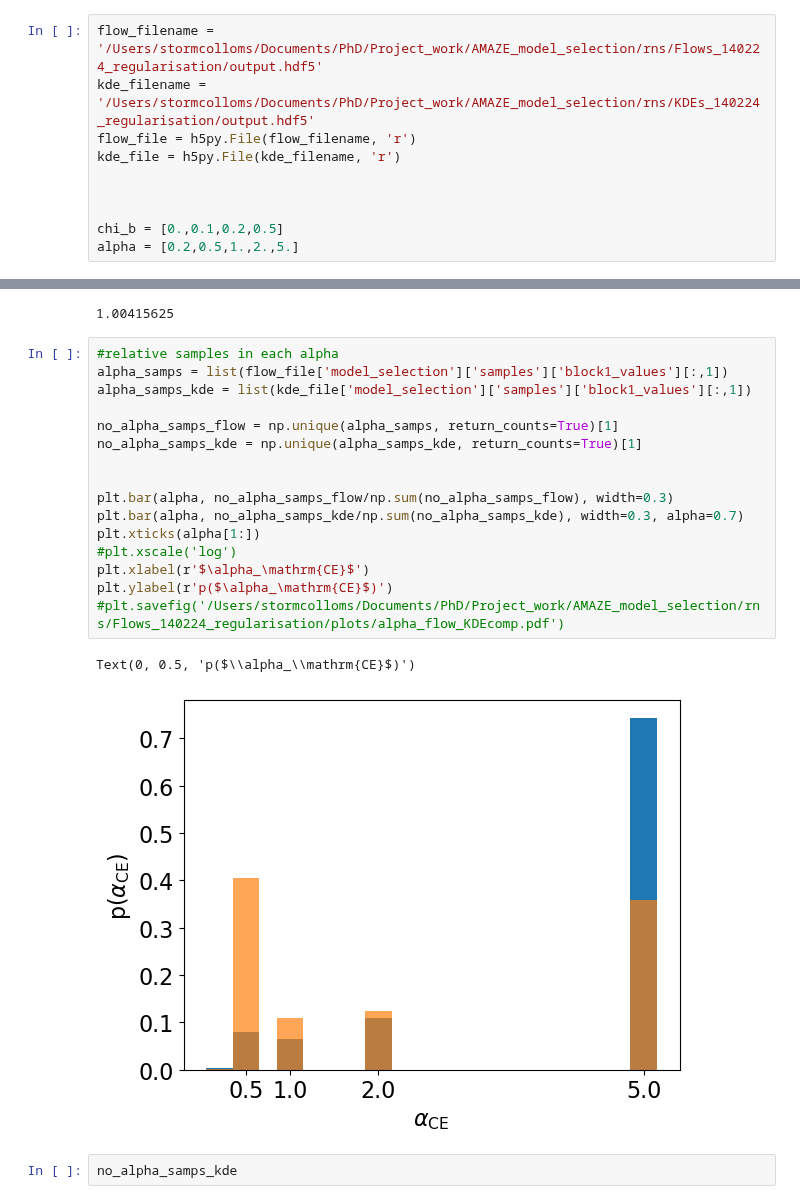
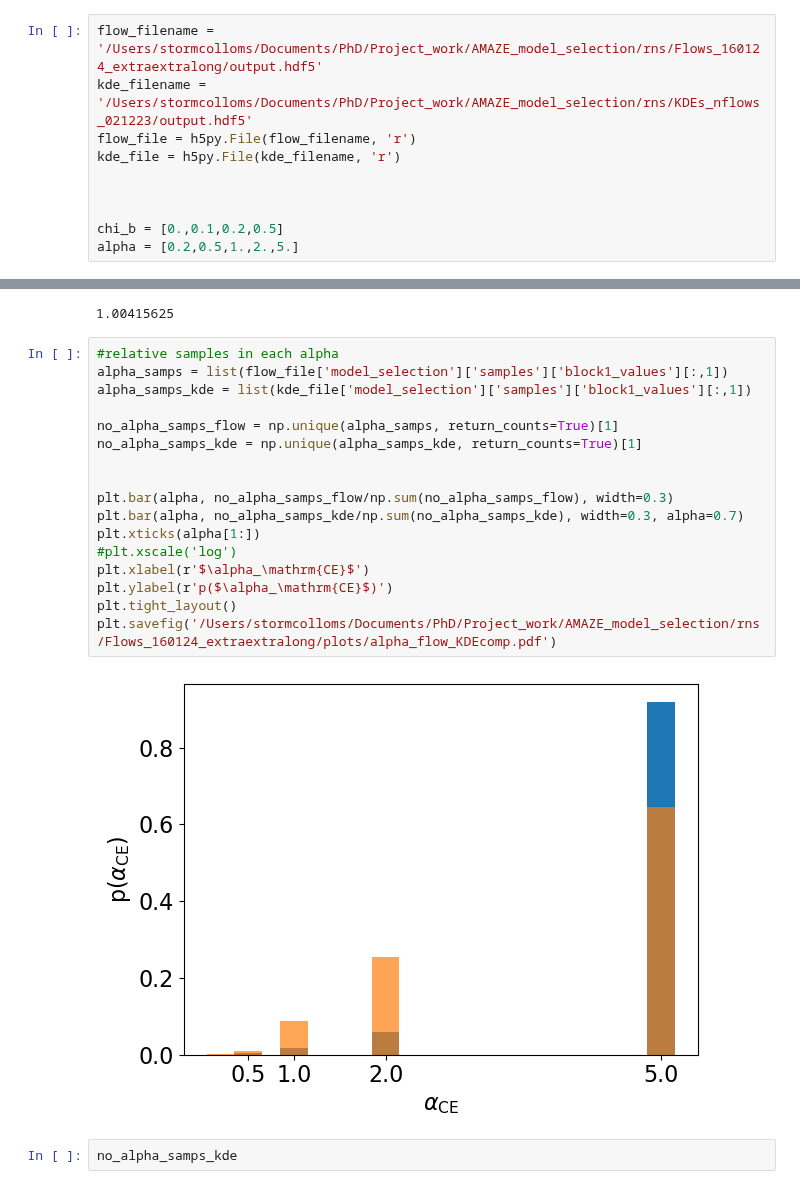
Before and after one commit to scolloms/AMAZE_model_selection, a Jupyter notebook: rns/postsample_analyses.ipynb, the cells around one changed output, grey strips where cells are left out. Cells and saved outputs as stored; diff of their text form.

Commit message:
saving figures for presentations

```diff
--- a/rns/postsample_analyses.ipynb
+++ b/rns/postsample_analyses.ipynb
@@ -8,8 +8,8 @@ from copy import deepcopy
 
 from scipy.stats import dirichlet
 # %%
-flow_filename = '/Users/stormcolloms/Documents/PhD/Project_work/AMAZE_model_selection/rns/Flows_140224_regularisation/output.hdf5'
-kde_filename = '/Users/stormcolloms/Documents/PhD/Project_work/AMAZE_model_selection/rns/KDEs_140224_regularisation/output.hdf5'
+flow_filename = '/Users/stormcolloms/Documents/PhD/Project_work/AMAZE_model_selection/rns/Flows_160124_extraextralong/output.hdf5'
+kde_filename = '/Users/stormcolloms/Documents/PhD/Project_work/AMAZE_model_selection/rns/KDEs_nflows_021223/output.hdf5'
 flow_file = h5py.File(flow_filename, 'r')
 kde_file = h5py.File(kde_filename, 'r')
 
@@ -58,22 +56,22 @@ np.mean(chi_b_samps)
 # %%
 #relative samples in each alpha
 alpha_samps = list(flow_file['model_selection']['samples']['block1_values'][:,1])
 alpha_samps_kde = list(kde_file['model_selection']['samples']['block1_values'][:,1])
 
 no_alpha_samps_flow = np.unique(alpha_samps, return_counts=True)[1]
 no_alpha_samps_kde = np.unique(alpha_samps_kde, return_counts=True)[1]
 
 
 plt.bar(alpha, no_alpha_samps_flow/np.sum(no_alpha_samps_flow), width=0.3)
 plt.bar(alpha, no_alpha_samps_kde/np.sum(no_alpha_samps_kde), width=0.3, alpha=0.7)
 plt.xticks(alpha[1:])
 #plt.xscale('log')
 plt.xlabel(r'$\alpha_\mathrm{CE}$')
 plt.ylabel(r'p($\alpha_\mathrm{CE}$)')
-#plt.savefig('/Users/stormcolloms/Documents/PhD/Project_work/AMAZE_model_selection/rns/Flows_140224_regularisation/plots/alpha_flow_KDEcomp.pdf')
+plt.tight_layout()
+plt.savefig('/Users/stormcolloms/Documents/PhD/Project_work/AMAZE_model_selection/rns/Flows_160124_extraextralong/plots/alpha_flow_KDEcomp.pdf')
 # %% [output]
-Text(0, 0.5, 'p($\\alpha_\\mathrm{CE}$)')
-[figure, old version]
+[figure, new version]
 # %%
 no_alpha_samps_kde
 # %% [output]
```
Also changed, not shown: parts of 2 cells of this notebook, 2 other files.
